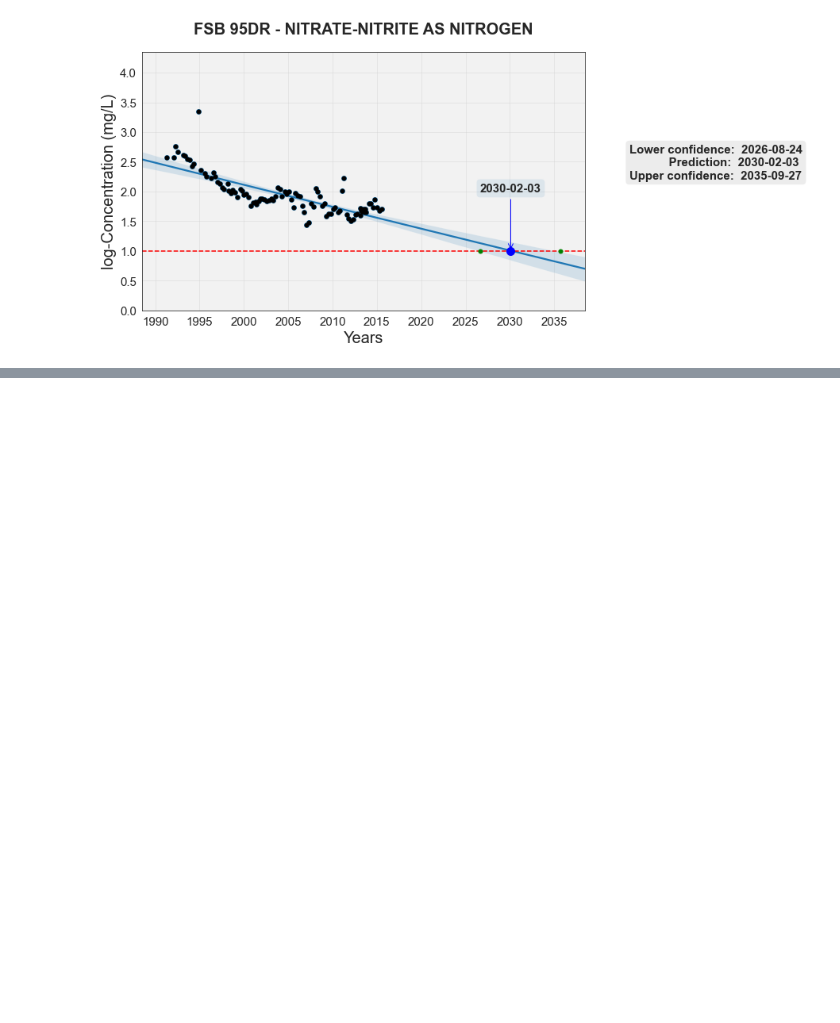
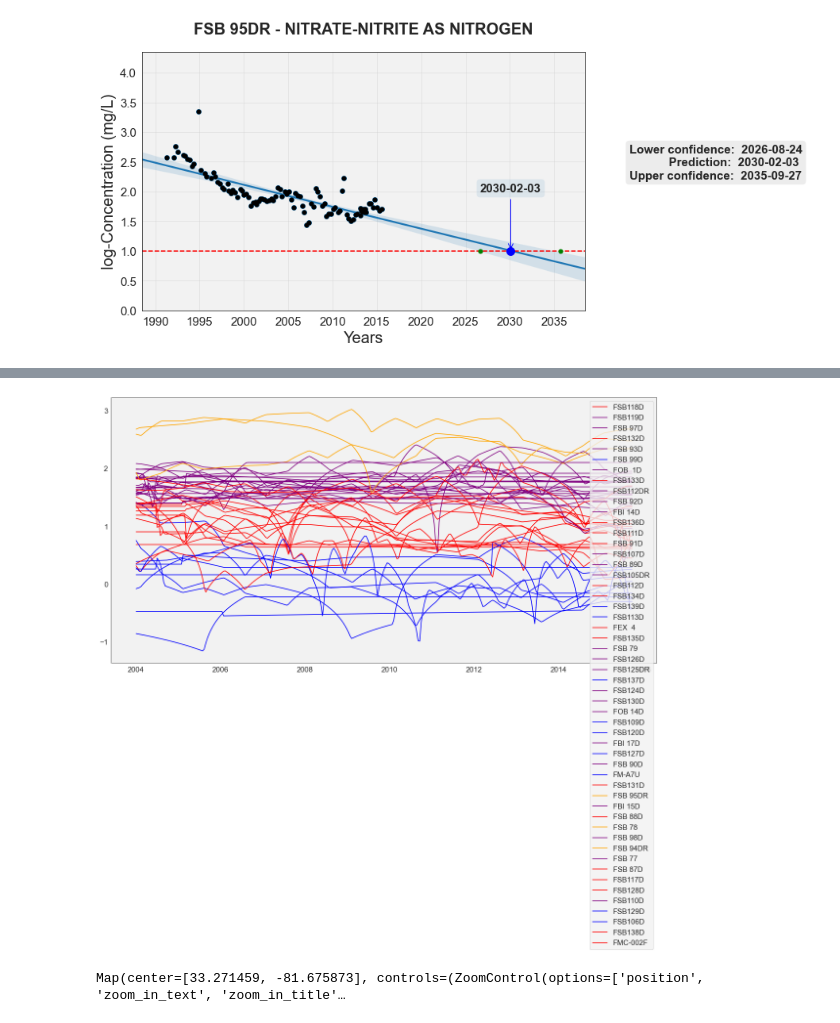
Before and after one commit to AurelienMeray/pylenm, a Jupyter notebook: demo/Guide - pyLEnM package.ipynb, the cells around one changed output, grey strips where cells are left out. Cells and saved outputs as stored; diff of their text form; code cells hidden in the pictures; blank space fills up the shorter version.

```diff
--- a/demo/Guide - pyLEnM package.ipynb
+++ b/demo/Guide - pyLEnM package.ipynb
@@ -355,0 +438,8 @@ pylenm.plot_PCA_by_well('FSB 95DR', interpolate=True, frequency='2M', show_label
+# %%
+df, dates = pylenm.transform_time_series(
+                                  ['TRITIUM','URANIUM-238','IODINE-129',
+                                   'SPECIFIC CONDUCTANCE', 'PH', 'DEPTH_TO_WATER'],
+                                  resample='2W',
+                                  remove_outliers=True
+                                 )
+df
@@ -355,0 +460,3 @@ pylenm.plot_PCA_by_well('FSB 95DR', interpolate=True, frequency='2M', show_label
+# %%
+iodine = pylenm.get_individual_analyte_df(df, dates, 'IODINE-129')
+iodine
@@ -355,0 +477,8 @@ pylenm.plot_PCA_by_well('FSB 95DR', interpolate=True, frequency='2M', show_label
+# %%
+clusters_iodine = pylenm.cluster_data(iodine, log_transform=True, filter=True, return_clusters=True)
+# %% [output]
+[figure, added]
+# %%
+pylenm.plot_coordinates_to_map(clusters_iodine)
+# %% [output]
+Map(center=[33.271459, -81.675873], controls=(ZoomControl(options=['position', 'zoom_in_text', 'zoom_in_title'…
```
Also changed, not shown: parts of 25 cells of this notebook, 3 other files.
